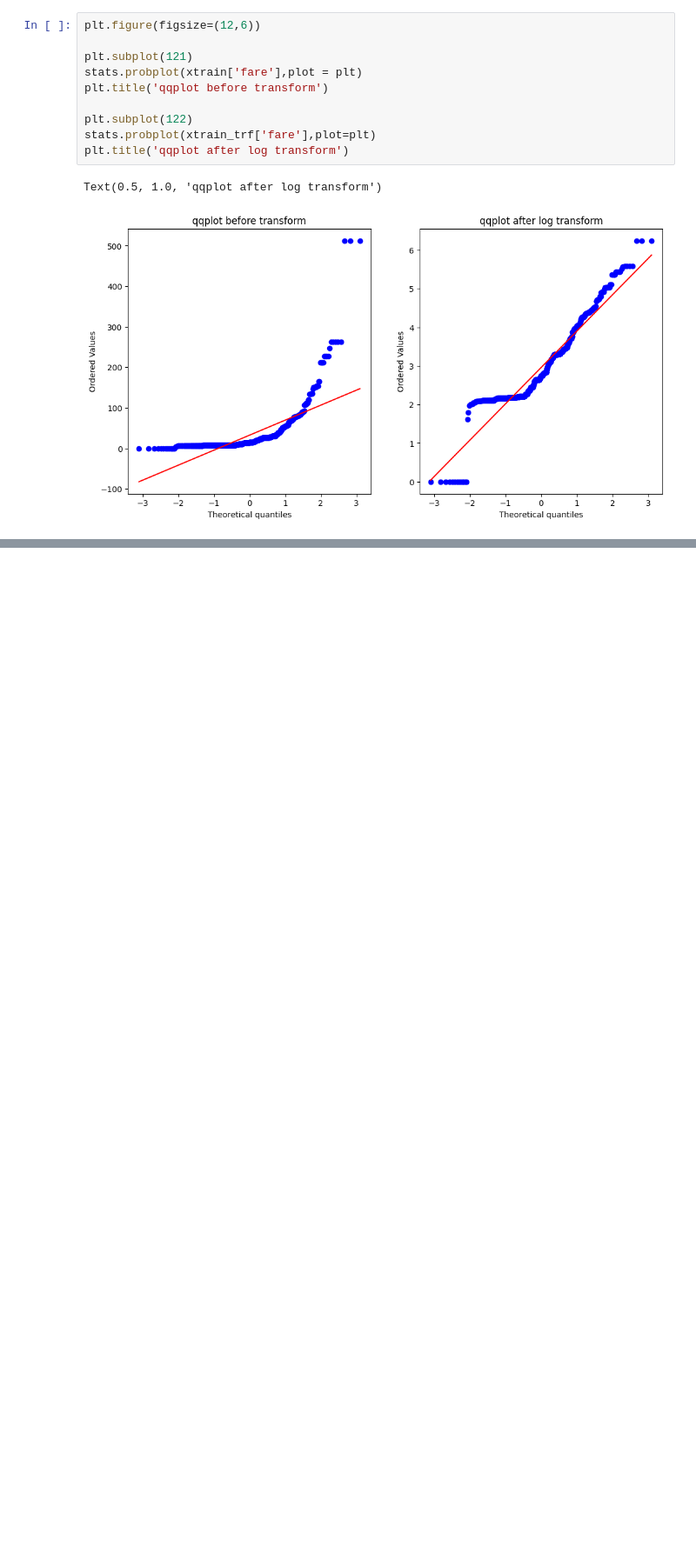
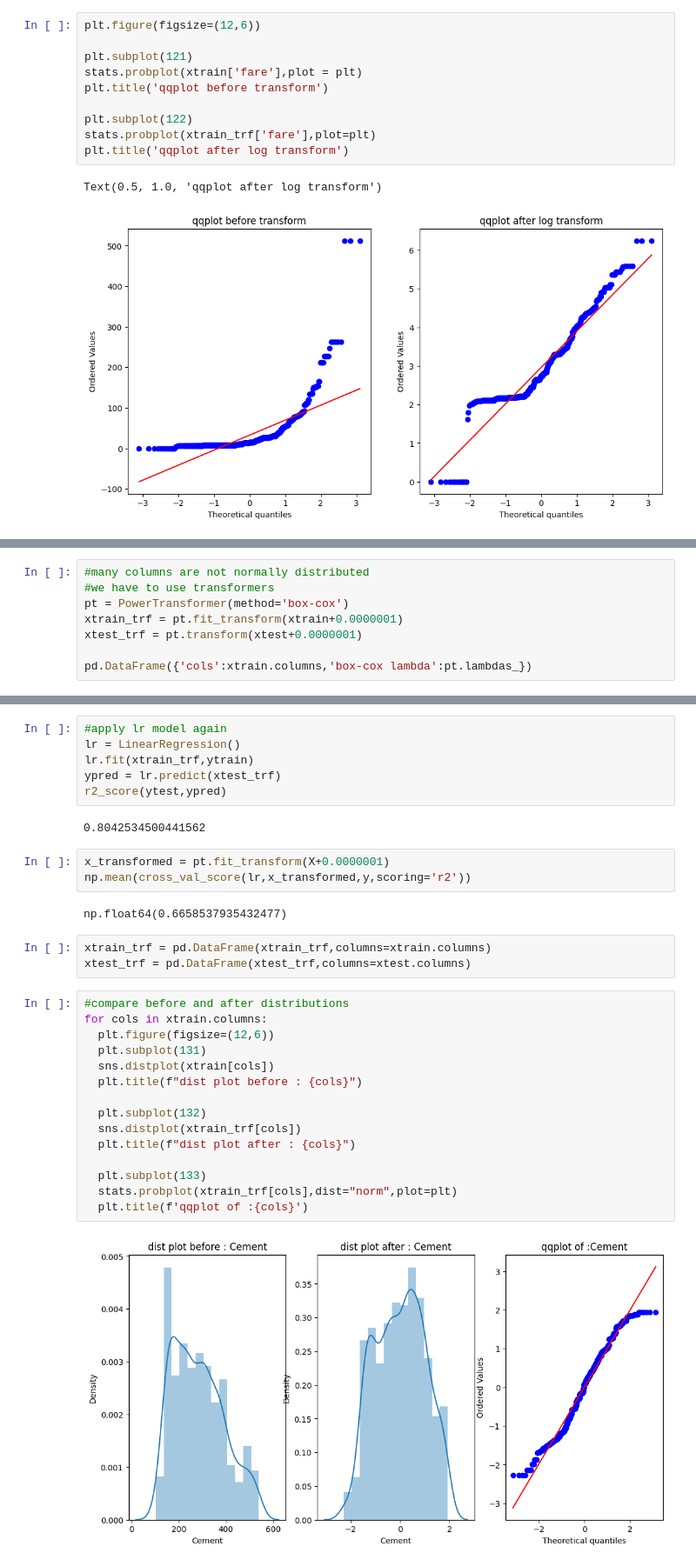
Before and after one commit to arsingla786/MLFromScratch, a Jupyter notebook: 10Function_Tranformers.ipynb, the cells around one changed output, grey strips where cells are left out. Shown at 87% size. Saved outputs shown, nothing was run; the diff lists cells and outputs as text; blank space fills up the shorter version.

```diff
--- a/10Function_Tranformers.ipynb
+++ b/10Function_Tranformers.ipynb
@@ -205,0 +295,8 @@ Text(0.5, 1.0, 'qqplot after log transform')
+# %%
+#many columns are not normally distributed
+#we have to use transformers
+pt = PowerTransformer(method='box-cox')
+xtrain_trf = pt.fit_transform(xtrain+0.0000001)
+xtest_trf = pt.transform(xtest+0.0000001)
+
+pd.DataFrame({'cols':xtrain.columns,'box-cox lambda':pt.lambdas_})
@@ -205,0 +313,33 @@ Text(0.5, 1.0, 'qqplot after log transform')
+# %%
+#apply lr model again
+lr = LinearRegression()
+lr.fit(xtrain_trf,ytrain)
+ypred = lr.predict(xtest_trf)
+r2_score(ytest,ypred)
+# %% [output]
+0.8042534500441562
+# %%
+x_transformed = pt.fit_transform(X+0.0000001)
+np.mean(cross_val_score(lr,x_transformed,y,scoring='r2'))
+# %% [output]
+np.float64(0.6658537935432477)
+# %%
+xtrain_trf = pd.DataFrame(xtrain_trf,columns=xtrain.columns)
+xtest_trf = pd.DataFrame(xtest_trf,columns=xtest.columns)
+# %%
+#compare before and after distributions
+for cols in xtrain.columns:
+  plt.figure(figsize=(12,6))
+  plt.subplot(131)
+  sns.distplot(xtrain[cols])
+  plt.title(f"dist plot before : {cols}")
+
+  plt.subplot(132)
+  sns.distplot(xtrain_trf[cols])
+  plt.title(f"dist plot after : {cols}")
+
+  plt.subplot(133)
+  stats.probplot(xtrain_trf[cols],dist="norm",plot=plt)
+  plt.title(f'qqplot of :{cols}')
+# %% [output]
+[figure, added]
```
Also changed, not shown: parts of 18 cells of this notebook.
